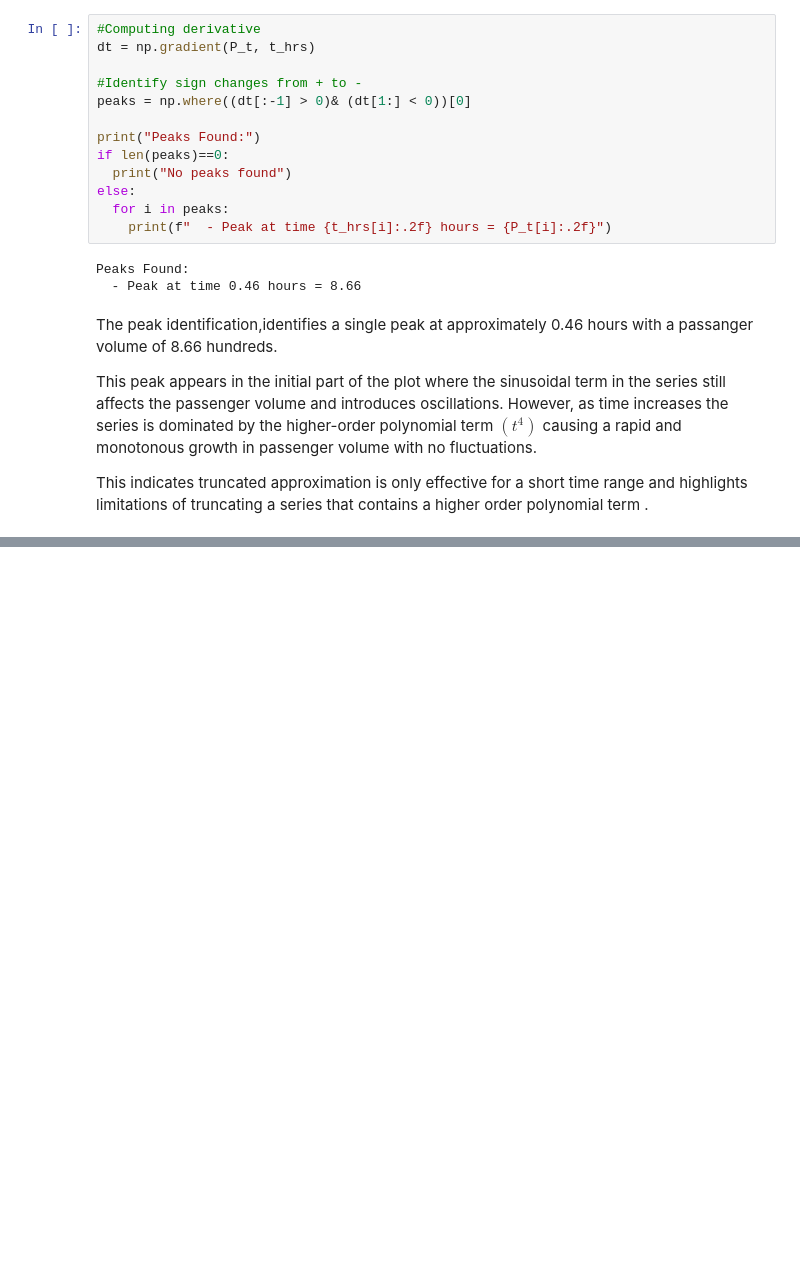
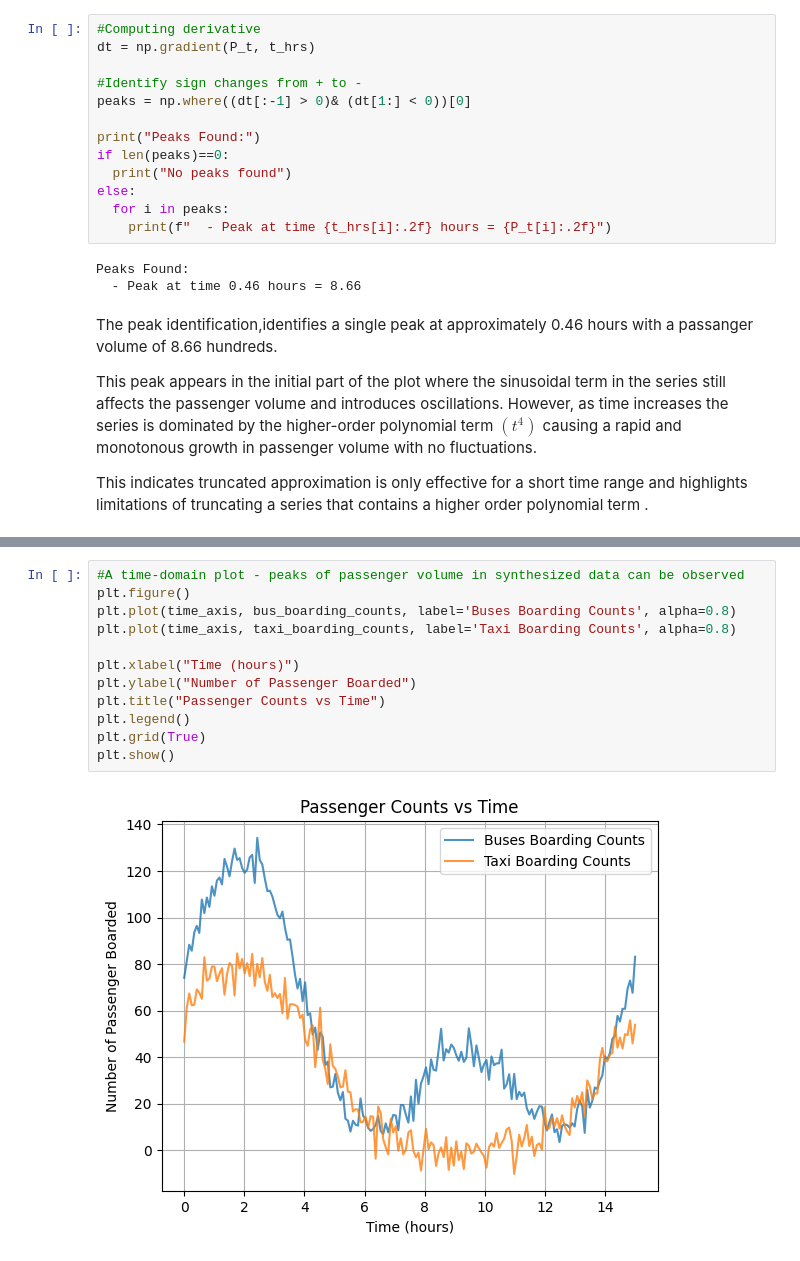
Before and after one commit to Wishmiii/Colombo-Travel-Route-Optimizer, a Jupyter notebook: MathCW.ipynb, the cells around one changed output, grey strips where cells are left out. Cells and saved outputs as stored; diff of their text form; blank space fills up the shorter version.

```diff
--- a/MathCW.ipynb
+++ b/MathCW.ipynb
@@ -374,0 +429,14 @@ This indicates truncated  approximation is only effective for a short time range
+# %%
+#A time-domain plot - peaks of passenger volume in synthesized data can be observed
+plt.figure()
+plt.plot(time_axis, bus_boarding_counts, label='Buses Boarding Counts', alpha=0.8)
+plt.plot(time_axis, taxi_boarding_counts, label='Taxi Boarding Counts', alpha=0.8)
+
+plt.xlabel("Time (hours)")
+plt.ylabel("Number of Passenger Boarded")
+plt.title("Passenger Counts vs Time")
+plt.legend()
+plt.grid(True)
+plt.show()
+# %% [output]
+[figure, added]
```
Also changed, not shown: parts of 14 cells of this notebook.
